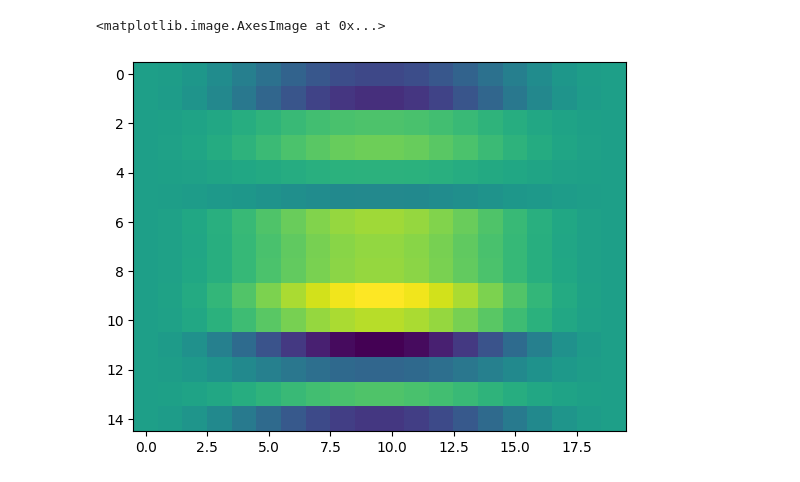
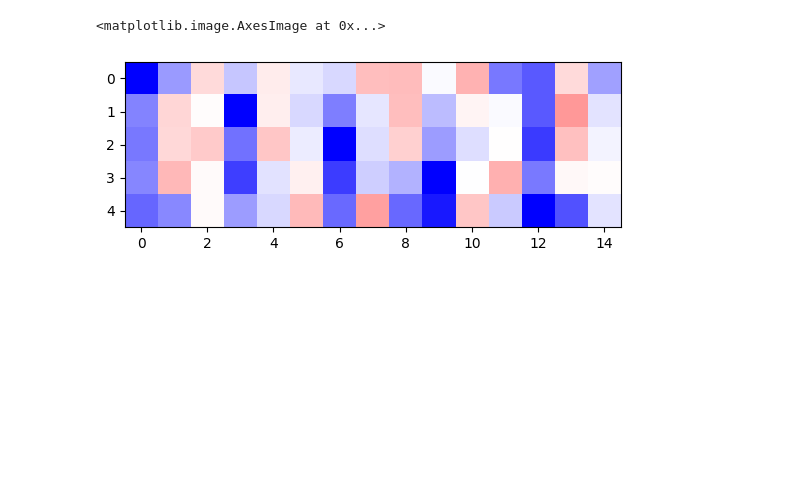
Before and after one commit to mnlmrc/OffManifoldLearning, a Jupyter notebook: notebooks/simulations.ipynb, the cells around one changed output. Drawn from its saved outputs; the diff is of its cells as text; code cells hidden in the pictures; blank space fills up the shorter version.

```diff
--- a/notebooks/simulations.ipynb
+++ b/notebooks/simulations.ipynb
@@ -71,12 +4,70 @@ for tr in range(n_trials):
-# %%
-plt.imshow(Ft.T)
-# %% [output]
-<matplotlib.image.AxesImage at 0x...>
-[figure, removed]
 # %%
-F_thumb = F[fingers == 0, 10].mean(axis=0)
-F_index = F[fingers == 1, 10].mean(axis=0)
-F_middle = F[fingers == 2, 10].mean(axis=0)
-F_ring = F[fingers == 3, 10].mean(axis=0)
-F_pinkie = F[fingers == 4, 10].mean(axis=0)
+rng = np.random.default_rng(0)
+Nf, Nd = 5, 3  # 5 fingers, 3 channels/finger
+N = Nf * Nd  # N channels
+T = 20  # trial duration
+d = 5  # simulated dimensionality (including flexor bias)
+
+w_f, w_p, w_b = .8, .1, .5
+
+# first we have single finger "synergies"
+single_finger = np.eye(N)
+
+# then some additional patterns
+add_patterns = rng.standard_normal((N, d))
+
+# then the flexor bias
+flexCh = np.arange(0, N, Nd, dtype=int)
+flexBias = np.zeros(N)
+flexBias[flexCh] = 1
+
+# basis functions
+A = np.c_[w_f * single_finger, w_p * add_patterns, w_b * flexBias]
+
+# set strength of enslaving
+bias_strength = .1
+flexBias = np.outer(flexBias, flexBias.T)
+coupling = .1
+C = np.full((N, N), coupling, dtype=float)
+C += 0.02 * rng.standard_normal((N, N))
+C += bias_strength * flexBias
+np.fill_diagonal(C, 1.0)
+
+# recruitment of basis vectors in each condition
+I = np.eye(N)
+B_f = I.reshape(Nf, Nd, N)
+B_p = rng.standard_normal((Nf, Nd, d))
+B_b = np.c_[np.ones((Nf, 1)), np.zeros((Nf, 2))]
+B = np.c_[B_f, B_p, B_b[:, :, None]]
+
+# Create a force profile
+t = np.linspace(0, 1, T)
+profile = np.sin(np.pi * t) ** 2
+
+# example trials
+n_trials = 100
+F = np.zeros((n_trials, T, N), dtype=float)
+fingers = np.zeros(n_trials, dtype=int)
+dirs = np.zeros((n_trials, 3), dtype=float)
+for tr in range(n_trials):
+    f = rng.integers(0, Nf)          # which finger is instructed
+    v = np.array([-1, 0, 0], dtype=float)       # movement direction in 3D
+    v /= (np.linalg.norm(v) + 1e-12)
+    amp = 1 + .2 * rng.standard_normal() # movement amplitude
+    z_vec = v[0] * B[f, 0] + v[1] * B[f, 1] + v[2] * B[f, 2] # (d,)
+    Z = (amp * profile)[:, None] * z_vec[None, :] # (T, d)
+    X = Z @ A.T
+    noise=.0
+    X += noise * rng.standard_normal(X.shape)
+    Ft = X #@ C.T
+    F[tr] = Ft
+    fingers[tr] = f
+
+F_f = []
+for f in range(Nf):
+    F_f.append(F[fingers == f, 10].mean(axis=0))
+plt.imshow(F_f, cmap='bwr', vmax=1, vmin=-1)
+# %% [output]
+<matplotlib.image.AxesImage at 0x...>
+[figure, added]
 # %%
```
Also changed, not shown: parts of 5 cells of this notebook.
